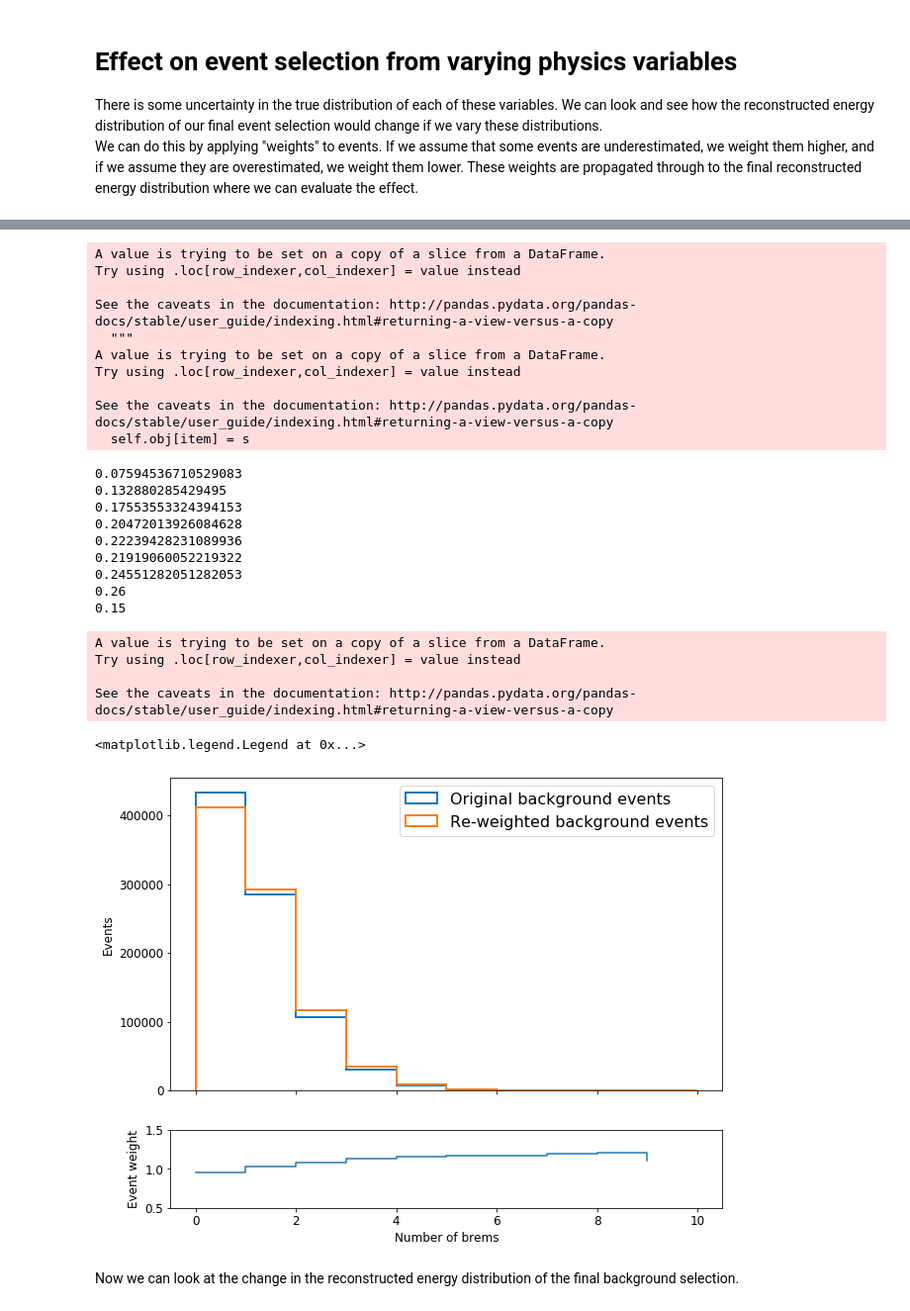
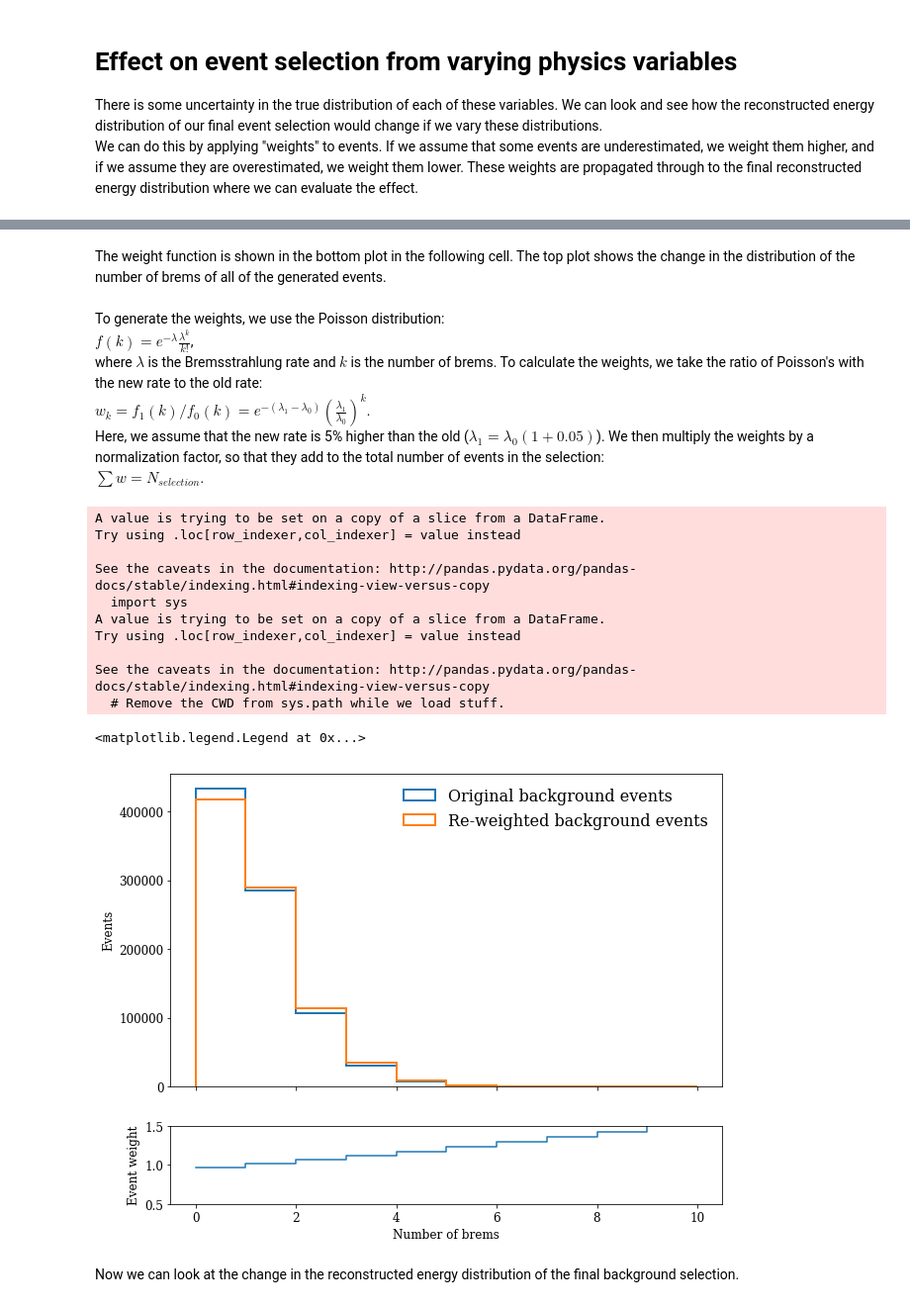
Before and after one commit to k-woodruff/bb2nu, a Jupyter notebook: bb2nu_BG_distribution.ipynb, the cells around one changed output, grey strips where cells are left out. Shown at 99% size. Saved outputs shown, nothing was run; the diff lists cells and outputs as text; code cells hidden in the pictures.

```diff
--- a/bb2nu_BG_distribution.ipynb
+++ b/bb2nu_BG_distribution.ipynb
@@ -157,60 +168,57 @@ $\sum w = N_{selection}$.
+# %% [markdown]
+The weight function is shown in the bottom plot in the following cell. The top plot shows the change in the distribution of the number of brems of all of the generated events.
+<br><br>
+To generate the weights, we use the Poisson distribution:
+<br>
+$f(k) = e^{-\lambda}\frac{\lambda^k}{k!}$,
+<br>
+where $\lambda$ is the Bremsstrahlung rate and $k$ is the number of brems. To calculate the weights, we take the ratio of Poisson's with the new rate to the old rate:
+<br>
+$w_k = f_1(k)/f_0(k) = e^{-(\lambda_1 - \lambda_0)}(\frac{\lambda_1}{\lambda_0})^k$.
+<br>
+Here, we assume that the new rate is 5% higher than the old ($\lambda_1 = \lambda_0 (1 + 0.05)$).
+We then multiply the weights by a normalization factor, so that they add to the total number of events in the selection:
+<br>
+$\sum w = N_{selection}$.
 # %%
 fig, ax = plt.subplots(nrows=2, figsize=(10,8), sharex=True, gridspec_kw={'height_ratios': [4, 1]})
 
 syst_unc = 0.05
-df_particles['weight_plus'] = 1.0 - syst_unc
-df_particles_selection['weight_plus'] = 1.0 - syst_unc
-for i in range(1,11):
-    if len(df_particles[(df_particles['n_brems'] == i)]) != 0:
-        tmp_weight = syst_unc*len(df_particles[(df_particles['n_brems'] == i-1)])/len(df_particles[(df_particles['n_brems'] == i)])
-        df_particles.loc[(df_particles['n_brems'] == i), 'weight_plus'] += tmp_weight
-        df_particles_selection.loc[(df_particles_selection['n_brems'] == i), 'weight_plus'] += tmp_weight
-        print(tmp_weight)
+rate0 = 0.7
+rate1 = rate0*(1 + syst_unc)
+df_particles['weight_plus'] = np.exp(-(rate1-rate0))*(rate1/rate0)**df_particles['n_brems']
+df_particles_selection['weight_plus'] = np.exp(-(rate1-rate0))*(rate1/rate0)**df_particles_selection['n_brems']
 weight_norm = len(df_particles)/df_particles['weight_plus'].sum()
 df_particles['weight_plus'] = df_particles['weight_plus']*weight_norm
 df_particles_selection['weight_plus'] = df_particles_selection['weight_plus']*weight_norm
-
 
 ax[0].hist(df_particles['n_brems'], bins=brbins, histtype='step', lw=2, label='Original background events');
 ax[0].hist(df_particles['n_brems'], weights=df_particles['weight_plus'], bins=brbins, histtype='step', lw=2, label='Re-weighted background events');
 
 ax[1].step(brbins[:-1], df_particles.groupby('n_brems')['weight_plus'].first(), where='post')
 ax[1].set_ylim(0.5, 1.5)
 
 ax[0].set_ylabel('Events', fontsize=12)
 ax[1].set_ylabel('Event weight', fontsize=12)
 ax[1].set_xlabel('Number of brems', fontsize=12)
 
 ax[0].tick_params(which='major', axis='both', labelsize=12)
 ax[1].tick_params(which='major', axis='both', labelsize=12)
 
 ax[0].legend(loc='upper right', fontsize=16)
 # %% [output]
 A value is trying to be set on a copy of a slice from a DataFrame.
 Try using .loc[row_indexer,col_indexer] = value instead
 
-See the caveats in the documentation: http://pandas.pydata.org/pandas-docs/stable/user_guide/indexing.html#returning-a-view-versus-a-copy
-  """
+See the caveats in the documentation: http://pandas.pydata.org/pandas-docs/stable/indexing.html#indexing-view-versus-copy
+  import sys
 A value is trying to be set on a copy of a slice from a DataFrame.
 Try using .loc[row_indexer,col_indexer] = value instead
 
-See the caveats in the documentation: http://pandas.pydata.org/pandas-docs/stable/user_guide/indexing.html#returning-a-view-versus-a-copy
-  self.obj[item] = s
+See the caveats in the documentation: http://pandas.pydata.org/pandas-docs/stable/indexing.html#indexing-view-versus-copy
+  # Remove the CWD from sys.path while we load stuff.
-0.07594536710529083
-0.132880285429495
-0.17553553324394153
-0.20472013926084628
-0.22239428231089936
-0.21919060052219322
-0.24551282051282053
-0.26
-0.15
+<matplotlib.legend.Legend at 0x...>
-A value is trying to be set on a copy of a slice from a DataFrame.
-Try using .loc[row_indexer,col_indexer] = value instead
-
-See the caveats in the documentation: http://pandas.pydata.org/pandas-docs/stable/user_guide/indexing.html#returning-a-view-versus-a-copy
-<matplotlib.legend.Legend at 0x...>
-[figure, old version]
+[figure, new version]
 # %% [markdown]
 Now we can look at the change in the reconstructed energy distribution of the final background selection.
 # %%
```
Also changed, not shown: parts of 10 cells of this notebook.
